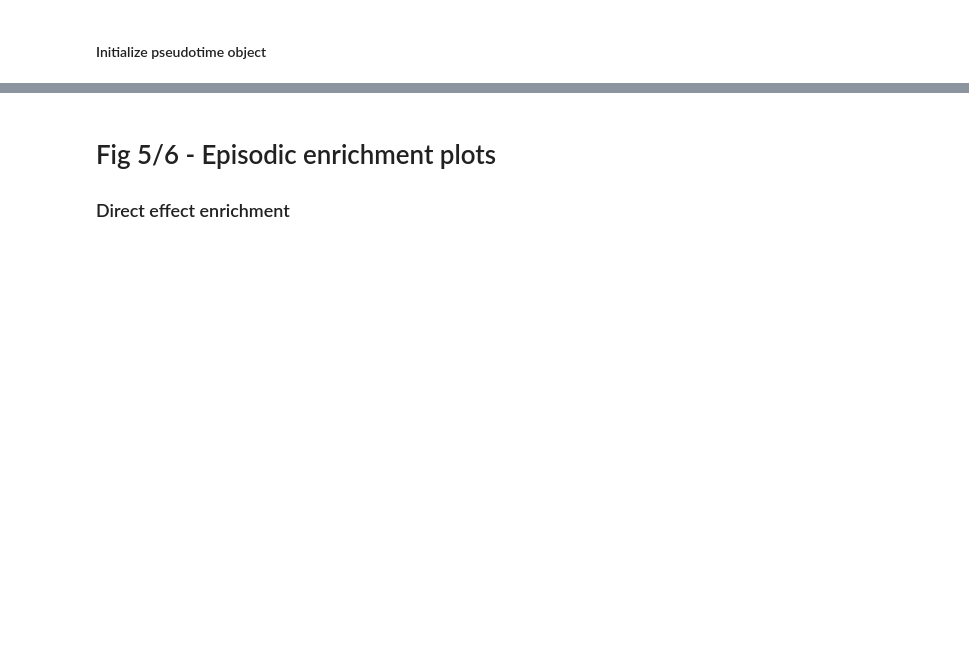
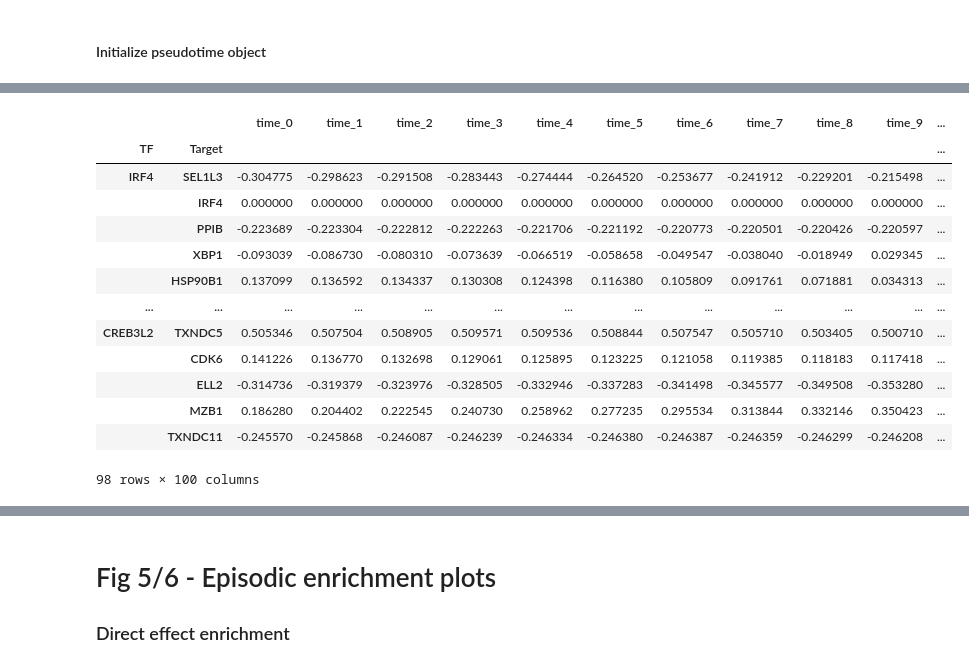
Before and after one commit to sachha-naksha/B_Cell_States, a Jupyter notebook: multiome_dynamic_regulation/py_scripts/analysis/plotting_code.ipynb, the cells around one changed output, grey strips where cells are left out. Saved outputs shown, nothing was run; the diff lists cells and outputs as text; code cells hidden in the pictures; blank space fills up the shorter version.

```diff
--- a/multiome_dynamic_regulation/py_scripts/analysis/plotting_code.ipynb
+++ b/multiome_dynamic_regulation/py_scripts/analysis/plotting_code.ipynb
@@ -257,5 +274,22 @@ tf_expression, _ = pseudotime_object.get_smoothed_curves(mode='tf_expression')
 regulon_tf_expression = tf_expression.loc[beta_curves.index.get_level_values(0).unique()]
 # %%
 force_curves = pseudotime_object.calculate_force_curves(beta_curves, regulon_tf_expression)
+# %%
+display(force_curves)
+# %% [output]
+|  |  | time_0 | time_1 | time_2 | time_3 | time_4 | time_5 | time_6 | time_7 | time_8 | time_9 | ... |
+| TF | Target |  |  |  |  |  |  |  |  |  |  | ... |
+| IRF4 | SEL1L3 | -0.304775 | -0.298623 | -0.291508 | -0.283443 | -0.274444 | -0.264520 | -0.253677 | -0.241912 | -0.229201 | -0.215498 | ... |
+|  | IRF4 | 0.000000 | 0.000000 | 0.000000 | 0.000000 | 0.000000 | 0.000000 | 0.000000 | 0.000000 | 0.000000 | 0.000000 | ... |
+|  | PPIB | -0.223689 | -0.223304 | -0.222812 | -0.222263 | -0.221706 | -0.221192 | -0.220773 | -0.220501 | -0.220426 | -0.220597 | ... |
+|  | XBP1 | -0.093039 | -0.086730 | -0.080310 | -0.073639 | -0.066519 | -0.058658 | -0.049547 | -0.038040 | -0.018949 | 0.029345 | ... |
+|  | HSP90B1 | 0.137099 | 0.136592 | 0.134337 | 0.130308 | 0.124398 | 0.116380 | 0.105809 | 0.091761 | 0.071881 | 0.034313 | ... |
+| ... | ... | ... | ... | ... | ... | ... | ... | ... | ... | ... | ... | ... |
+| CREB3L2 | TXNDC5 | 0.505346 | 0.507504 | 0.508905 | 0.509571 | 0.509536 | 0.508844 | 0.507547 | 0.505710 | 0.503405 | 0.500710 | ... |
+|  | CDK6 | 0.141226 | 0.136770 | 0.132698 | 0.129061 | 0.125895 | 0.123225 | 0.121058 | 0.119385 | 0.118183 | 0.117418 | ... |
+|  | ELL2 | -0.314736 | -0.319379 | -0.323976 | -0.328505 | -0.332946 | -0.337283 | -0.341498 | -0.345577 | -0.349508 | -0.353280 | ... |
+|  | MZB1 | 0.186280 | 0.204402 | 0.222545 | 0.240730 | 0.258962 | 0.277235 | 0.295534 | 0.313844 | 0.332146 | 0.350423 | ... |
+|  | TXNDC11 | -0.245570 | -0.245868 | -0.246087 | -0.246239 | -0.246334 | -0.246380 | -0.246387 | -0.246359 | -0.246299 | -0.246208 | ... |
+98 rows × 100 columns
 # %%
 row_scaling = {
```
Also changed, not shown: parts of 9 cells of this notebook, 4 other files.
